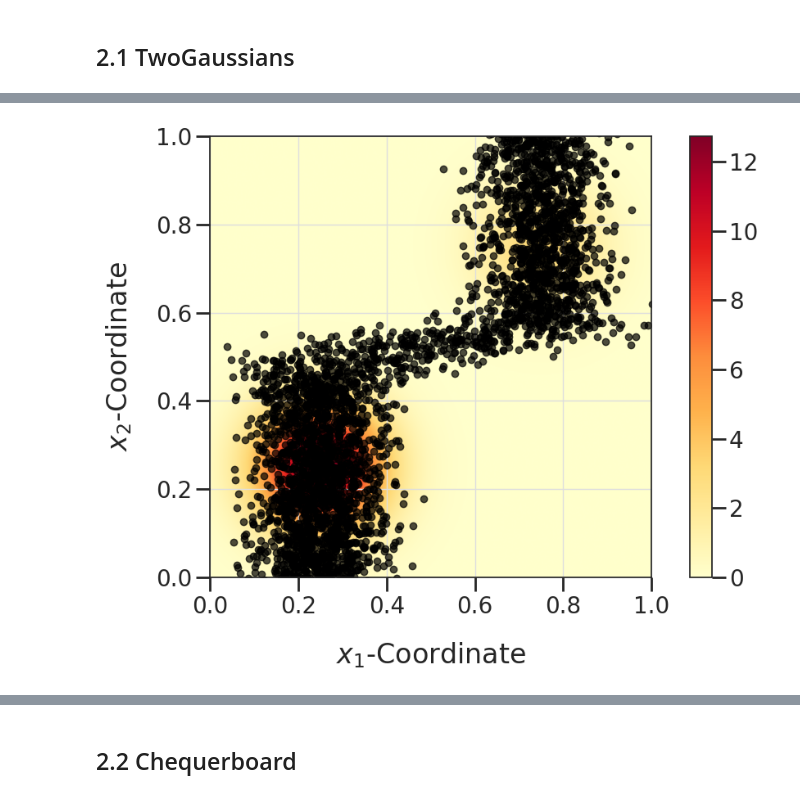
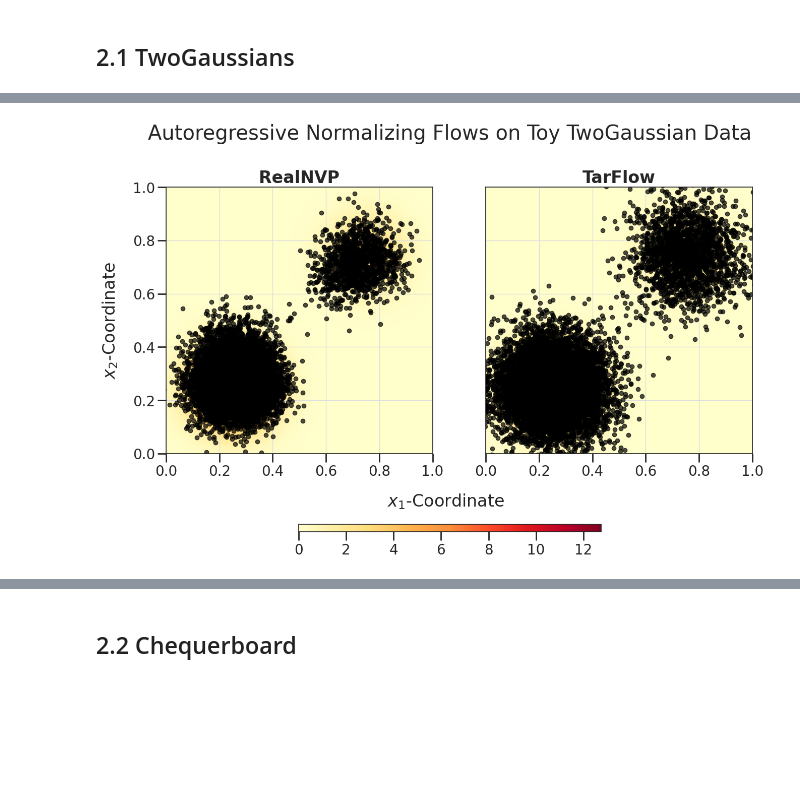
Before and after one commit to zuvale/ggdl_self_learn, a Jupyter notebook: experiments/normalizing_flows.ipynb, the cells around one changed output, grey strips where cells are left out. Saved outputs shown, nothing was run; the diff lists cells and outputs as text; code cells hidden in the pictures; blank space fills up the shorter version.

Commit message:
⚗️🎨 re-ran RealNVP correctly on toy data and made notebook look nicer

```diff
--- a/experiments/normalizing_flows.ipynb
+++ b/experiments/normalizing_flows.ipynb
@@ -45,3 +57,7 @@ SAMPLE_DIR = DATA_DIR / "samples/normalizing_flows"
 plt.rcParams["animation.html"] = "jshtml"
 matplotlib.rcParams['animation.embed_limit'] = 2**128
 plt.ioff()
+
+NF_NAME_MAP = {
+    "realnvp": "RealNVP", "tarflow": "TarFlow"
+}
@@ -1159,33 +394,67 @@ torch.save(
 # %%
 progress_bar.reset()
-# %%
-epochs = 3
-model.load_state_dict(torch.load(
-    MODEL_DIR / f"toy1_realnvp_{epochs}_n_epochs_{K*T}_n_trafo.pt",
-    map_location=torch.device(DEVICE)
-))
-with torch.no_grad():
-    model.eval()
-    samples_all = model.forward_flow((10000,), show_path=True).squeeze(-1)
-    samples_all = samples_all.detach().cpu().numpy()
 # %%
-coordinates = [[[x,y] for x in np.linspace(*toy.xlim, 1000)] for y in np.linspace(*toy.ylim, 1000)]
+x_sample = next(iter(train_loader))[0]
+x_sample_size = x_sample.size(-1)
+
+coordinates = [
+    [[x,y] for x in np.linspace(*toy.xlim, 1000)]
+    for y in np.linspace(*toy.ylim, 1000)
+]
 prob = torch.exp(toy().log_prob(torch.tensor(coordinates)))
 
-fig, ax = plt.subplots(1, 1, figsize=(12, 7))
+fig = plt.figure(figsize=(15, 15))
+gs_plot = fig.add_gridspec(1, 2, bottom=0.1)
+gs_cbar = fig.add_gridspec(1, 1, top=0.22, bottom=0.21, left=0.3, right=0.7)
 
-im = ax.imshow(
-    prob, extent=[toy.xlim[0], toy.xlim[1], toy.ylim[0], toy.ylim[1]], origin='lower', cmap='YlOrRd')
+epochs = 3
+K = 6
+T = 6
+for i, (nf_type, make_fun) in enumerate(zip(["realnvp", "tarflow"], [
+    lambda x_s, t, k: make_toy_realnvp(x_s, 24, t, k),
+    lambda x_s, t, k: make_toy_tarflow(x_s, 24, 8, t, k)
+])):
+    model = make_fun(x_sample_size, T, K).to(DEVICE)
+    model.load_state_dict(torch.load(
+        MODEL_DIR / f"toy1_{nf_type}_{epochs}_n_epochs_{K*T}_n_trafo.pt",
+        map_location=torch.device(DEVICE)
+    ))
+    with torch.no_grad():
+        model.eval()
+        samples = model.forward_flow((10000,))
+        samples = samples.detach().cpu().numpy()
 
-ax.scatter(
-    samples_all[-1, :, 0], samples_all[-1, :, 1], alpha=0.7, color="black")
-ax.set_xlim(toy.xlim)
-ax.set_ylim(toy.ylim)
-ax.set_aspect('equal')
-fig.colorbar(im)
-ax.set_xlabel("$x_1$-Coordinate", labelpad=20)
-ax.set_ylabel("$x_2$-Coordinate", labelpad=20)
+    ax = fig.add_subplot(gs_plot[i])
+    im = ax.imshow(
+        prob, extent=[toy.xlim[0], toy.xlim[1], toy.ylim[0], toy.ylim[1]],
+        origin='lower', cmap='YlOrRd'
+    )
+
+    ax.scatter(samples[:, 0], samples[:, 1], alpha=0.7, color="black")
+
+    ax.set_xlim(toy.xlim)
+    ax.set_ylim(toy.ylim)
+    ax.set_aspect("equal")
+
+    if i > 0:
+        ax.tick_params(left=False, labelleft=False)
+        ax.set_ylabel("")
+    else:
+        ax.set_ylabel("$x_2$-Coordinate", labelpad=20)
+
+    if i != 1:
+        ax.set_xlabel("")
+    else:
+        ax.set_xlabel("$x_1$-Coordinate", labelpad=20, x=-0.15)
+
+    ax.set_title(NF_NAME_MAP[nf_type], weight="bold")
+
+ax_cbar = fig.add_subplot(gs_cbar[0])
+fig.colorbar(im, location="bottom", cax=ax_cbar)
+
+fig.suptitle(
+    "Autoregressive Normalizing Flows on Toy TwoGaussian Data", y=0.75)
 
 plt.show()
 # %% [output]
-[figure, old version]
+[figure, new version]
```
Also changed, not shown: parts of 54 cells of this notebook, 4 other files.
